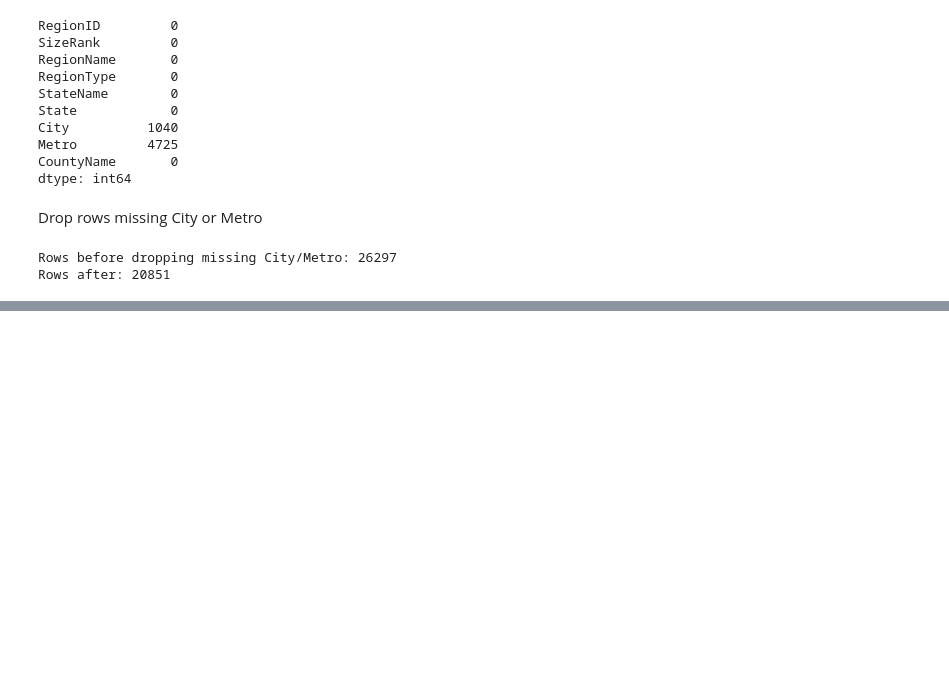
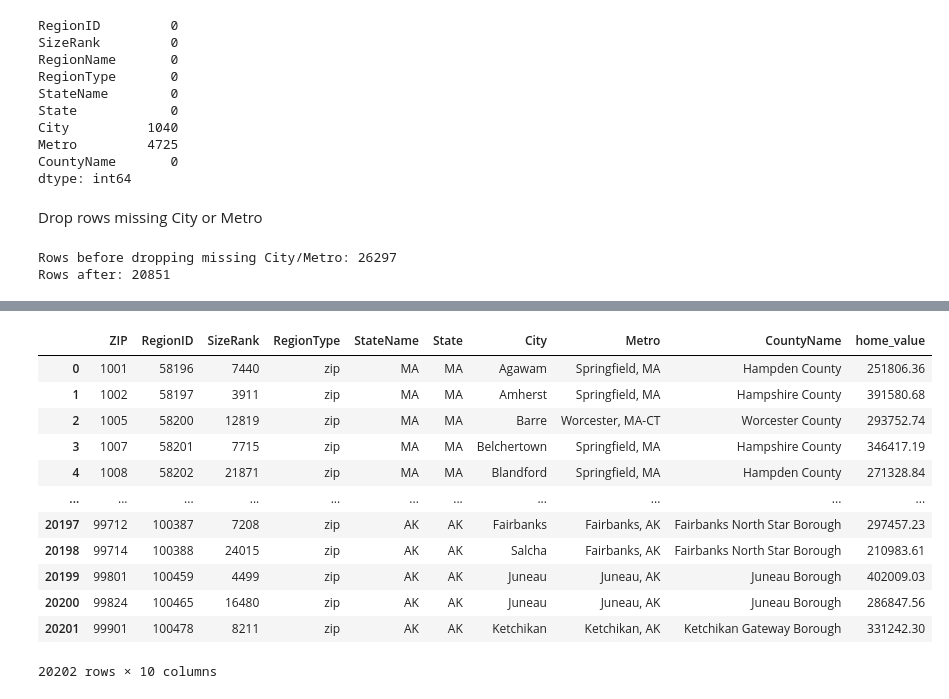
Before and after one commit to JazzyMrDerp/walkability-housing-prices-, a Jupyter notebook: notebooks/cleaning zillow data.ipynb, the cells around one changed output, grey strips where cells are left out. Saved outputs shown, nothing was run; the diff lists cells and outputs as text; code cells hidden in the pictures; blank space fills up the shorter version.

```diff
--- a/notebooks/cleaning zillow data.ipynb
+++ b/notebooks/cleaning zillow data.ipynb
@@ -782,0 +194,25 @@ Rows after: 20851
+# %%
+import os
+import pandas as pd
+from pathlib import Path
+
+# Always resolve paths relative to this notebook's location
+PROJECT_ROOT = Path(os.getcwd()).parent  # goes up from /notebooks to project root
+zillow_clean.to_csv(PROJECT_ROOT / "data" / "zillow_clean.csv")
+# %%
+test = pd.read_csv(PROJECT_ROOT / "data" / "zillow_clean.csv")
+test
+# %% [output]
+|  | ZIP | RegionID | SizeRank | RegionType | StateName | State | City | Metro | CountyName | home_value |
+| 0 | 1001 | 58196 | 7440 | zip | MA | MA | Agawam | Springfield, MA | Hampden County | 251806.36 |
+| 1 | 1002 | 58197 | 3911 | zip | MA | MA | Amherst | Springfield, MA | Hampshire County | 391580.68 |
+| 2 | 1005 | 58200 | 12819 | zip | MA | MA | Barre | Worcester, MA-CT | Worcester County | 293752.74 |
+| 3 | 1007 | 58201 | 7715 | zip | MA | MA | Belchertown | Springfield, MA | Hampshire County | 346417.19 |
+| 4 | 1008 | 58202 | 21871 | zip | MA | MA | Blandford | Springfield, MA | Hampden County | 271328.84 |
+| ... | ... | ... | ... | ... | ... | ... | ... | ... | ... | ... |
+| 20197 | 99712 | 100387 | 7208 | zip | AK | AK | Fairbanks | Fairbanks, AK | Fairbanks North Star Borough | 297457.23 |
+| 20198 | 99714 | 100388 | 24015 | zip | AK | AK | Salcha | Fairbanks, AK | Fairbanks North Star Borough | 210983.61 |
+| 20199 | 99801 | 100459 | 4499 | zip | AK | AK | Juneau | Juneau, AK | Juneau Borough | 402009.03 |
+| 20200 | 99824 | 100465 | 16480 | zip | AK | AK | Juneau | Juneau, AK | Juneau Borough | 286847.56 |
+| 20201 | 99901 | 100478 | 8211 | zip | AK | AK | Ketchikan | Ketchikan, AK | Ketchikan Gateway Borough | 331242.30 |
+20202 rows × 10 columns
```
Also changed, not shown: parts of 14 cells of this notebook, 1 other file.
